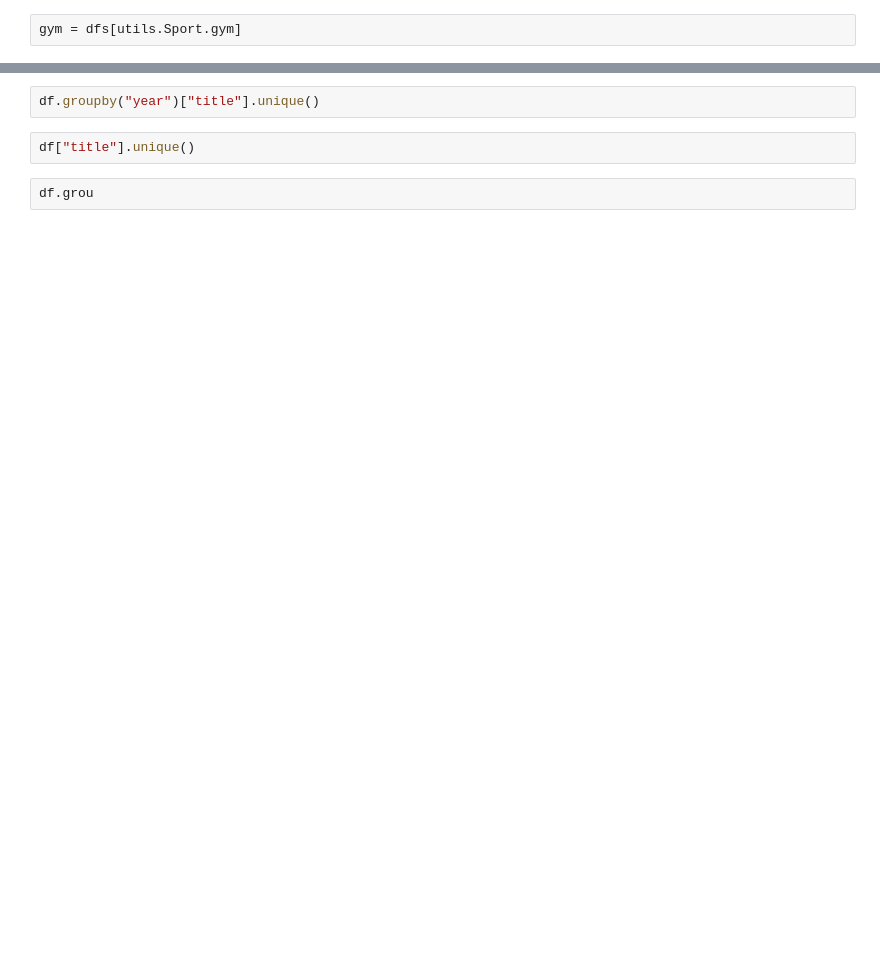
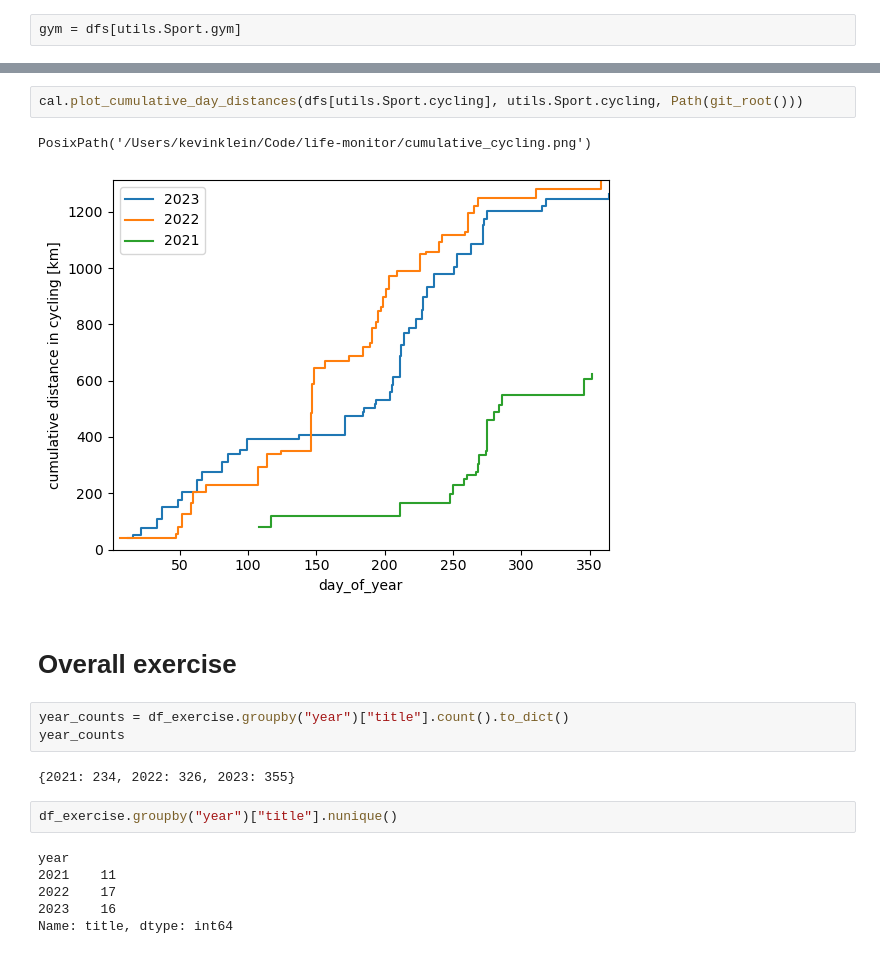
Before and after one commit to kklein/life-monitor, a Jupyter notebook: yearly_analysis_cal.ipynb, the cells around one changed output, grey strips where cells are left out. Drawn from its saved outputs; the diff is of its cells as text; blank space fills up the shorter version.

```diff
--- a/yearly_analysis_cal.ipynb
+++ b/yearly_analysis_cal.ipynb
@@ -66,6 +171,20 @@ df.groupby("year")["title"].agg(lambda x: x[x == "running"].count() / x.count())
+# %%
+cal.plot_cumulative_day_distances(dfs[utils.Sport.cycling], utils.Sport.cycling, Path(git_root()))
+# %% [output]
+PosixPath('/Users/kevinklein/Code/life-monitor/cumulative_cycling.png')
+[figure, added]
+# %% [markdown]
+# Overall exercise
+# %%
+year_counts = df_exercise.groupby("year")["title"].count().to_dict()
+year_counts
+# %% [output]
+{2021: 234, 2022: 326, 2023: 355}
 # %%
-df.groupby("year")["title"].unique()
+df_exercise.groupby("year")["title"].nunique()
+# %% [output]
+year
+2021    11
+2022    17
+2023    16
+Name: title, dtype: int64
-# %%
-df["title"].unique()
-# %%
-df.grou
```
Also changed, not shown: parts of 46 cells of this notebook.
